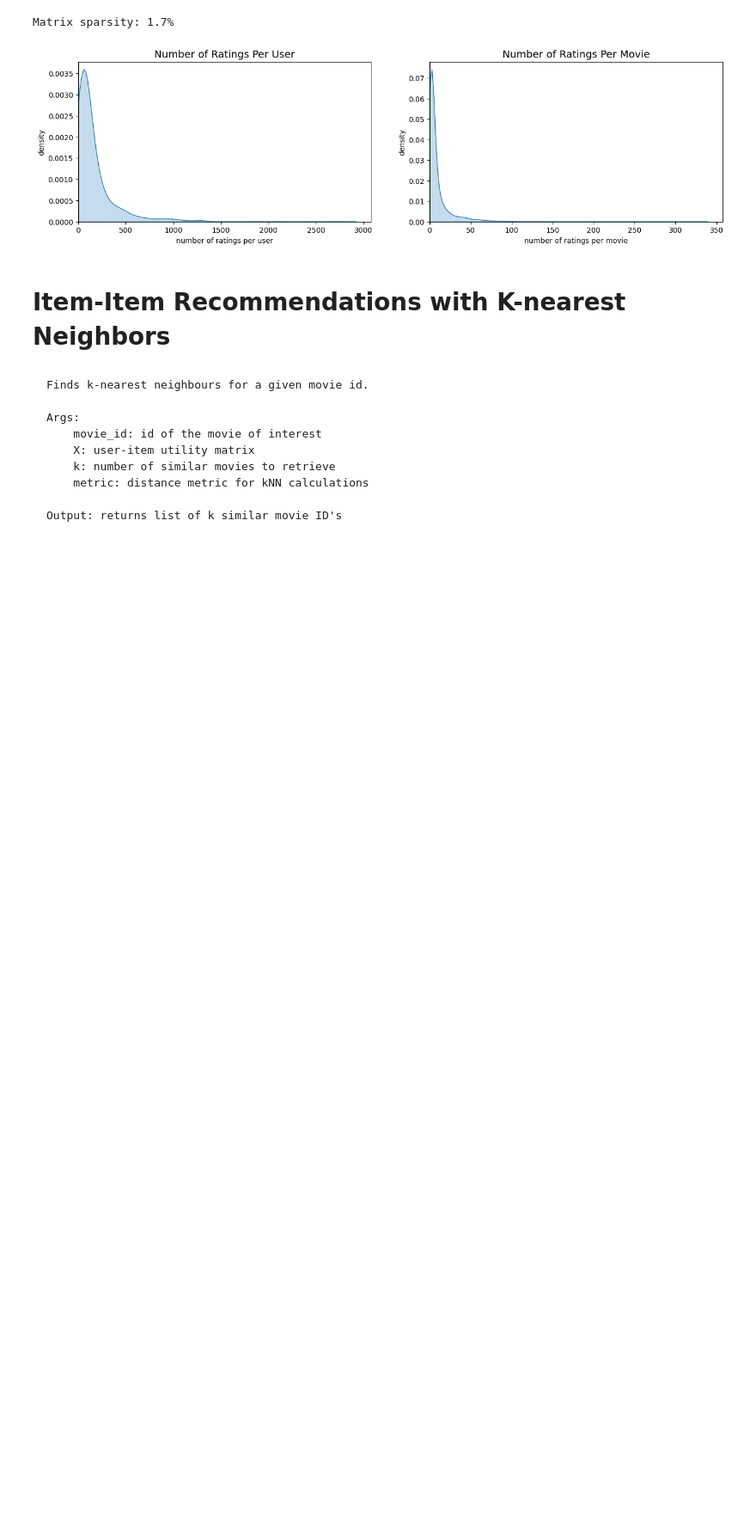
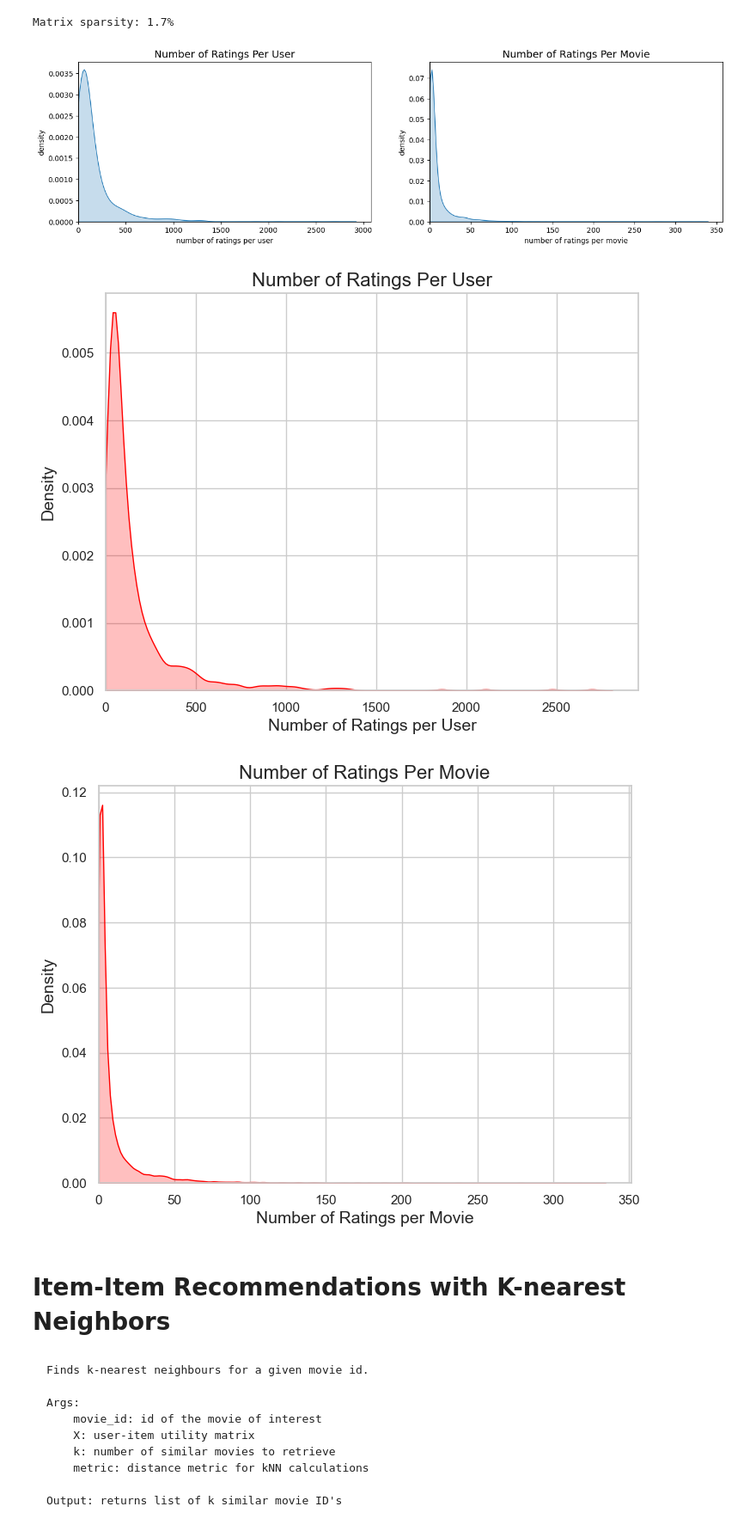
Before and after one commit to FredSabu/Movie_Recommender, a Jupyter notebook: Recommender System Draft.ipynb, the cells around one changed output. Shown at 86% size. Drawn from its saved outputs; the diff is of its cells as text; code cells hidden in the pictures; blank space fills up the shorter version.

```diff
--- a/Recommender System Draft.ipynb
+++ b/Recommender System Draft.ipynb
@@ -219,6 +242,36 @@ plt.show()
 # %% [output]
 Matrix sparsity: 1.7%
 [figure]
+# %%
+import matplotlib.pyplot as plt
+import seaborn as sns
+
+# Assuming n_ratings_per_user and n_ratings_per_movie are defined in your data
+
+# Plot 1: Number of Ratings Per User
+plt.figure(figsize=(8, 6))
+sns.set(style="whitegrid")
+sns.kdeplot(n_ratings_per_user, fill=True, color='red', bw_adjust=0.5)
+plt.xlim(0)
+plt.title("Number of Ratings Per User", fontsize=16)
+plt.xlabel("Number of Ratings per User", fontsize=14)
+plt.ylabel("Density", fontsize=14)
+plt.grid(True)
+plt.show()
+
+# Plot 2: Number of Ratings Per Movie
+plt.figure(figsize=(8, 6))
+sns.set(style="whitegrid")
+sns.kdeplot(n_ratings_per_movie, fill=True, color='red', bw_adjust=0.5)
+plt.xlim(0)
+plt.title("Number of Ratings Per Movie", fontsize=16)
+plt.xlabel("Number of Ratings per Movie", fontsize=14)
+plt.ylabel("Density", fontsize=14)
+plt.grid(True)
+plt.show()
+# %% [output]
+[figure, added]
+[figure, added]
 # %% [markdown]
 # Item-Item Recommendations with K-nearest Neighbors
 # %% [markdown]
```
Also changed, not shown: parts of 2 cells of this notebook, 3 other files.
